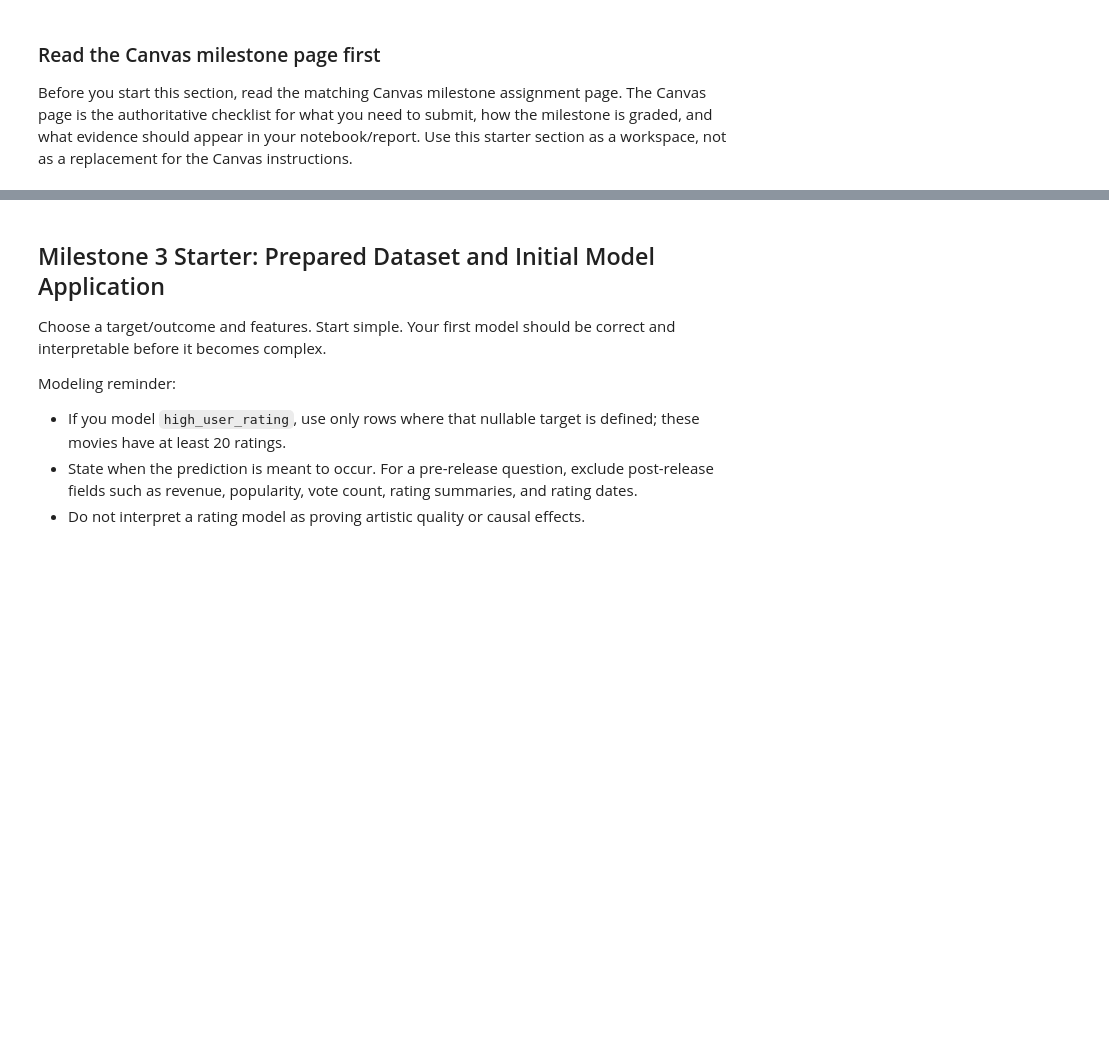
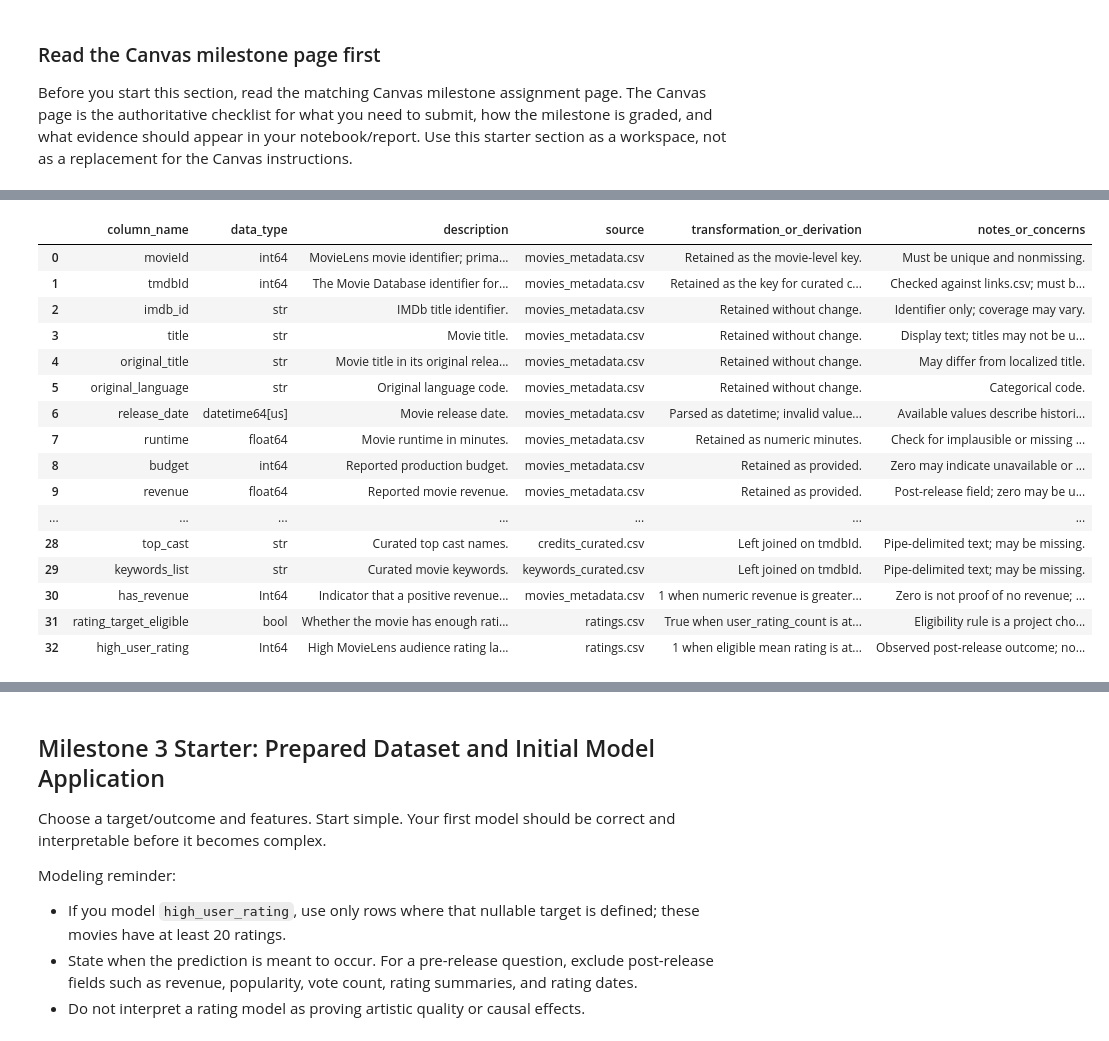
Before and after one commit to pipvep/ban6003-final-project-pip, a Jupyter notebook: notebooks/movies_project_starter.ipynb, the cells around one changed output, grey strips where cells are left out. Cells and saved outputs as stored; diff of their text form; code cells hidden in the pictures; blank space fills up the shorter version.

```diff
--- a/notebooks/movies_project_starter.ipynb
+++ b/notebooks/movies_project_starter.ipynb
@@ -387,12 +524,58 @@ Complete the text fields for every column you keep in the final ABT. Remove unus
 # %%
-data_dictionary = pd.DataFrame({
-    "column_name": abt.columns,
-    "data_type": [str(abt[column].dtype) for column in abt.columns],
-    "description": "",
-    "source": "",
-    "transformation_or_derivation": "",
-    "notes_or_concerns": "",
-})
+dictionary_details = {
+    "movieId": ("MovieLens movie identifier; primary key of the ABT.", "movies_metadata.csv", "Retained as the movie-level key.", "Must be unique and nonmissing."),
+    "tmdbId": ("The Movie Database identifier for the movie.", "movies_metadata.csv", "Retained as the key for curated credits and keywords.", "Checked against links.csv; must be unique in the catalog."),
+    "imdb_id": ("IMDb title identifier.", "movies_metadata.csv", "Retained without change.", "Identifier only; coverage may vary."),
+    "title": ("Movie title.", "movies_metadata.csv", "Retained without change.", "Display text; titles may not be unique."),
+    "original_title": ("Movie title in its original release context.", "movies_metadata.csv", "Retained without change.", "May differ from localized title."),
+    "original_language": ("Original language code.", "movies_metadata.csv", "Retained without change.", "Categorical code."),
+    "release_date": ("Movie release date.", "movies_metadata.csv", "Parsed as datetime; invalid values would become missing.", "Available values describe historical releases."),
+    "runtime": ("Movie runtime in minutes.", "movies_metadata.csv", "Retained as numeric minutes.", "Check for implausible or missing values before modeling."),
+    "budget": ("Reported production budget.", "movies_metadata.csv", "Retained as provided.", "Zero may indicate unavailable or unreported budget."),
+    "revenue": ("Reported movie revenue.", "movies_metadata.csv", "Retained as provided.", "Post-release field; zero may be unavailable, not true zero revenue."),
+    "popularity": ("Source popularity measure.", "movies_metadata.csv", "Retained as provided.", "Post-release measure; not a pre-release predictor."),
+    "vote_average": ("Source-site average vote score.", "movies_metadata.csv", "Retained as provided.", "Different source and potentially different scale from MovieLens ratings; post-release."),
+    "vote_count": ("Number of source-site votes.", "movies_metadata.csv", "Retained as provided.", "Post-release measure; not a pre-release predictor."),
+    "genres": ("Source genre representation.", "movies_metadata.csv", "Retained as source-formatted text.", "Structured text; parse before feature-level use."),
+    "production_companies": ("Source production company representation.", "movies_metadata.csv", "Retained as source-formatted text.", "Structured text; may contain multiple companies."),
+    "production_countries": ("Source production country representation.", "movies_metadata.csv", "Retained as source-formatted text.", "Structured text; may contain multiple countries."),
+    "adult": ("Source adult-content indicator.", "movies_metadata.csv", "Retained as provided.", "Check source semantics before interpretation."),
+    "status": ("Source release/status label.", "movies_metadata.csv", "Retained as provided.", "Categorical field; may be missing or inconsistent."),
+    "genres_list": ("Pipe-delimited movie genre names.", "movies_metadata.csv", "Retained as curated text.", "Multiple genres are represented in one field."),
+    "primary_genre": ("Primary genre assigned to the movie.", "movies_metadata.csv", "Retained as provided.", "Missing for some movies; does not capture all genres."),
+    "release_year": ("Calendar year of release.", "movies_metadata.csv", "Retained as provided.", "Derived in the curated source; confirm date/year consistency if needed."),
+    "user_rating_mean": ("Mean MovieLens rating for this movie.", "ratings.csv", "Arithmetic mean of rating events grouped by movieId.", "Missing when there are no rating events; event averages are less stable for low counts."),
+    "user_rating_count": ("Number of MovieLens rating events for this movie.", "ratings.csv", "Count of rating rows grouped by movieId; absent groups set to 0 after left join.", "A rating event count, not necessarily a count of distinct people."),
+    "user_rating_std": ("Standard deviation of MovieLens ratings for this movie.", "ratings.csv", "Sample standard deviation grouped by movieId.", "Missing with no ratings or only one rating."),
+    "first_rating_date": ("Date/time of the earliest MovieLens rating event.", "ratings.csv", "Minimum rating_datetime grouped by movieId.", "Missing when the movie has no rating events."),
+    "last_rating_date": ("Date/time of the latest MovieLens rating event.", "ratings.csv", "Maximum rating_datetime grouped by movieId.", "Missing when the movie has no rating events."),
+    "user_rating_distinct_users": ("Number of distinct MovieLens users rating this movie.", "ratings.csv", "Count distinct userId values grouped by movieId; absent groups set to 0.", "Users may rate more than one movie."),
+    "director": ("Curated director name(s).", "credits_curated.csv", "Left joined on tmdbId.", "Missing values remain missing."),
+    "top_cast": ("Curated top cast names.", "credits_curated.csv", "Left joined on tmdbId.", "Pipe-delimited text; may be missing."),
+    "keywords_list": ("Curated movie keywords.", "keywords_curated.csv", "Left joined on tmdbId.", "Pipe-delimited text; may be missing."),
+    "has_revenue": ("Indicator that a positive revenue value is recorded.", "movies_metadata.csv", "1 when numeric revenue is greater than 0; otherwise 0.", "Zero is not proof of no revenue; do not use as a pre-release predictor."),
+    "rating_target_eligible": ("Whether the movie has enough rating events for the target definition.", "ratings.csv", "True when user_rating_count is at least 20.", "Eligibility rule is a project choice, not a general standard."),
+    "high_user_rating": ("High MovieLens audience rating label for eligible movies.", "ratings.csv", "1 when eligible mean rating is at least 3.75; 0 otherwise; missing when ineligible.", "Observed post-release outcome; not a pre-release predictor."),
+}
+assert set(abt.columns) == set(dictionary_details)
 
-# Hint: use .loc[] to document one column at a time, following the Week 11 pattern.
-data_dictionary.head()
+data_dictionary = pd.DataFrame([
+    {
+        "column_name": column,
+        "data_type": str(abt[column].dtype),
+        "description": dictionary_details[column][0],
+        "source": dictionary_details[column][1],
+        "transformation_or_derivation": dictionary_details[column][2],
+        "notes_or_concerns": dictionary_details[column][3],
+    }
+    for column in abt.columns
+])
+
+abt_path = OUTPUT_DIR / "movies_preliminary_abt.csv"
+dictionary_path = OUTPUT_DIR / "movies_data_dictionary.csv"
+abt.to_csv(abt_path, index=False)
+data_dictionary.to_csv(dictionary_path, index=False)
+print(f"Saved {len(abt):,} ABT rows to {abt_path.relative_to(REPO_ROOT)}")
+print(f"Saved {len(data_dictionary):,} dictionary entries to {dictionary_path.relative_to(REPO_ROOT)}")
+data_dictionary
+# %% [output]
@@ -398,0 +584,17 @@ data_dictionary.head()
+|  | column_name | data_type | description | source | transformation_or_derivation | notes_or_concerns |
+| 0 | movieId | int64 | MovieLens movie identifier; prima... | movies_metadata.csv | Retained as the movie-level key. | Must be unique and nonmissing. |
+| 1 | tmdbId | int64 | The Movie Database identifier for... | movies_metadata.csv | Retained as the key for curated c... | Checked against links.csv; must b... |
+| 2 | imdb_id | str | IMDb title identifier. | movies_metadata.csv | Retained without change. | Identifier only; coverage may vary. |
+| 3 | title | str | Movie title. | movies_metadata.csv | Retained without change. | Display text; titles may not be u... |
+| 4 | original_title | str | Movie title in its original relea... | movies_metadata.csv | Retained without change. | May differ from localized title. |
+| 5 | original_language | str | Original language code. | movies_metadata.csv | Retained without change. | Categorical code. |
+| 6 | release_date | datetime64[us] | Movie release date. | movies_metadata.csv | Parsed as datetime; invalid value... | Available values describe histori... |
+| 7 | runtime | float64 | Movie runtime in minutes. | movies_metadata.csv | Retained as numeric minutes. | Check for implausible or missing ... |
+| 8 | budget | int64 | Reported production budget. | movies_metadata.csv | Retained as provided. | Zero may indicate unavailable or ... |
+| 9 | revenue | float64 | Reported movie revenue. | movies_metadata.csv | Retained as provided. | Post-release field; zero may be u... |
+| ... | ... | ... | ... | ... | ... | ... |
+| 28 | top_cast | str | Curated top cast names. | credits_curated.csv | Left joined on tmdbId. | Pipe-delimited text; may be missing. |
+| 29 | keywords_list | str | Curated movie keywords. | keywords_curated.csv | Left joined on tmdbId. | Pipe-delimited text; may be missing. |
+| 30 | has_revenue | Int64 | Indicator that a positive revenue... | movies_metadata.csv | 1 when numeric revenue is greater... | Zero is not proof of no revenue; ... |
+| 31 | rating_target_eligible | bool | Whether the movie has enough rati... | ratings.csv | True when user_rating_count is at... | Eligibility rule is a project cho... |
+| 32 | high_user_rating | Int64 | High MovieLens audience rating la... | ratings.csv | 1 when eligible mean rating is at... | Observed post-release outcome; no... |
```
Also changed, not shown: parts of 15 cells of this notebook, 2 other files.
